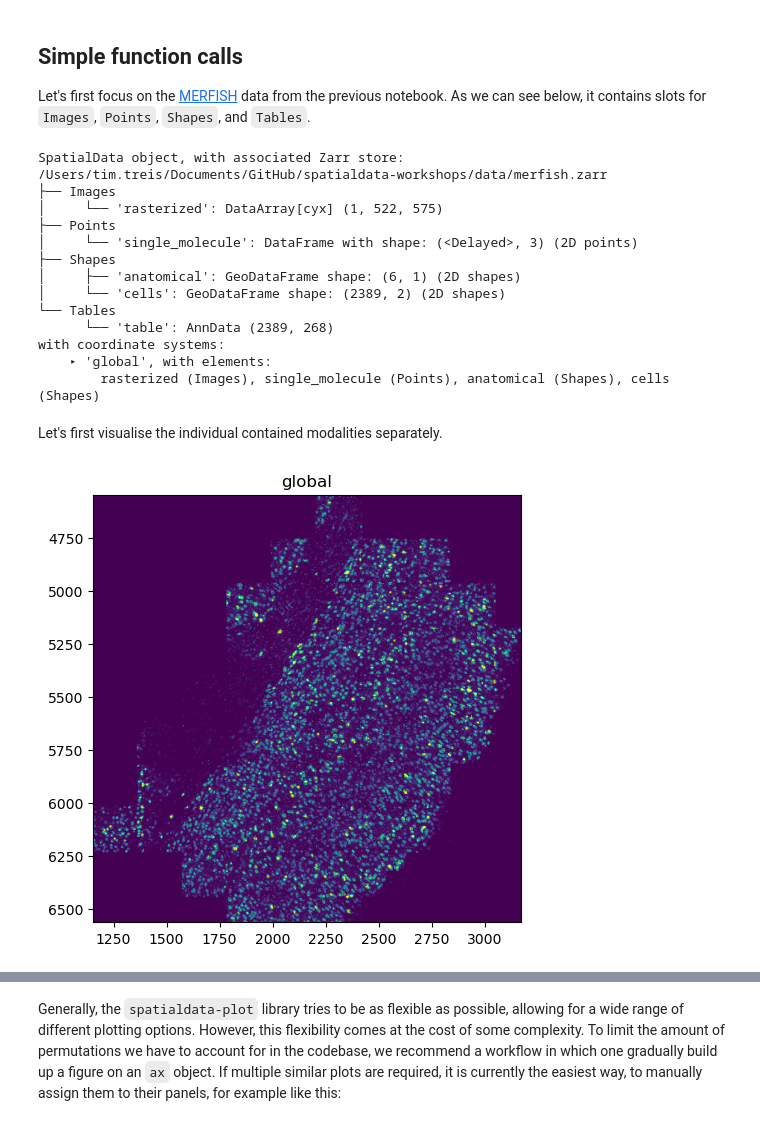
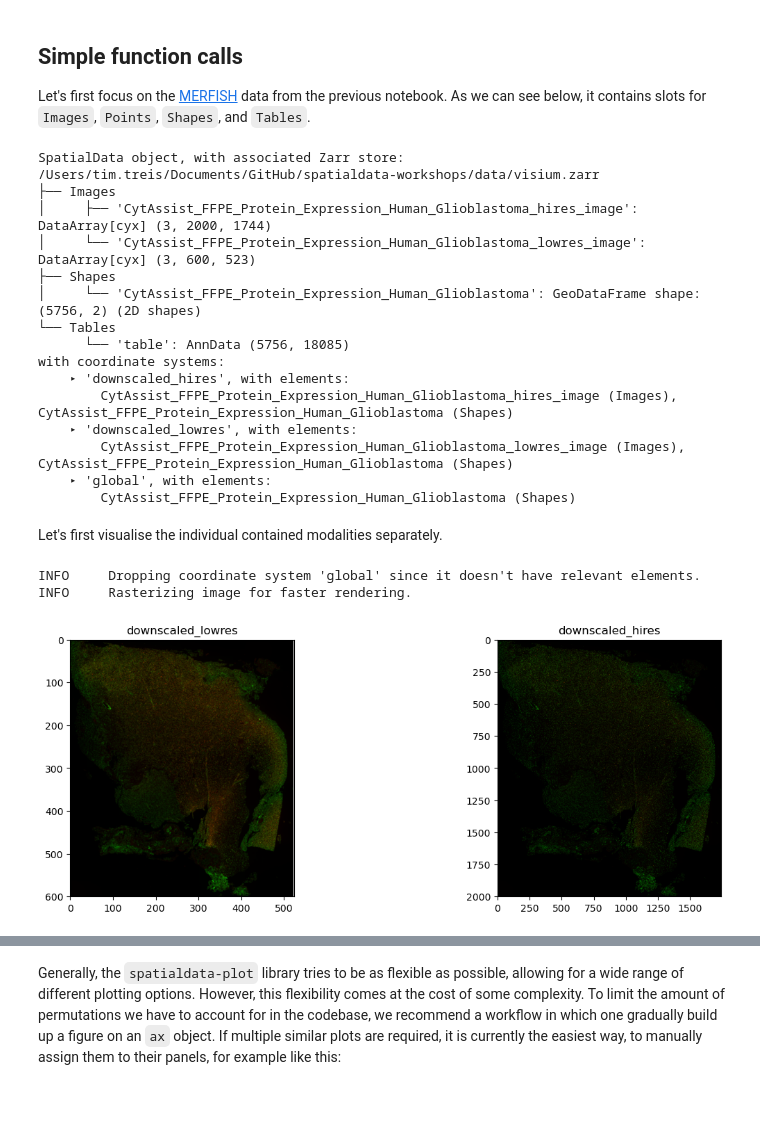
Before and after one commit to PMBio/spatialdata-workshops, a Jupyter notebook: notebooks/nb5_static_plotting.ipynb, the cells around one changed output, grey strips where cells are left out. Saved outputs shown, nothing was run; the diff lists cells and outputs as text; code cells hidden in the pictures.

```diff
--- a/notebooks/nb5_static_plotting.ipynb
+++ b/notebooks/nb5_static_plotting.ipynb
@@ -6,8 +6,13 @@ In this notebook, we will explore how to use `spatialdata-plot` to generate stat
 %load_ext jupyter_black
 # %%
 import spatialdata as sd
-import spatialdata_plot
+import spatialdata_plot as sdp
 import matplotlib.pyplot as plt  # for multi-panel plots later
+import scanpy as sc
+import squidpy as sq
 
-sdata_visium = sd.read_zarr("../data/visium_2.1.0_2_io.zarr/")
+for p in [sd, sdp, sc, sq]:
+    print(f"{p.__name__}: {p.__version__}")
+
+sdata_visium = sd.read_zarr("../data/visium.zarr/")
 # %% [output]
@@ -31,26 +39,30 @@ We can chain the 4 `render_xxx` functions to gradually build up a figure, with a
 # %% [markdown]
 ## Simple function calls <a id="simple-viz"></a>
 Let's first focus on the [MERFISH](https://vizgen.com/technology/) data from the previous notebook. As we can see below, it contains slots for `Images`, `Points`, `Shapes`, and `Tables`.
-# %%
-sdata_merfish
-# %% [output]
-SpatialData object, with associated Zarr store: /Users/tim.treis/Documents/GitHub/spatialdata-workshops/data/merfish.zarr
-├── Images
-│     └── 'rasterized': DataArray[cyx] (1, 522, 575)
-├── Points
-│     └── 'single_molecule': DataFrame with shape: (<Delayed>, 3) (2D points)
-├── Shapes
-│     ├── 'anatomical': GeoDataFrame shape: (6, 1) (2D shapes)
-│     └── 'cells': GeoDataFrame shape: (2389, 2) (2D shapes)
-└── Tables
-      └── 'table': AnnData (2389, 268)
-with coordinate systems:
-    ▸ 'global', with elements:
-        rasterized (Images), single_molecule (Points), anatomical (Shapes), cells (Shapes)
+# %%
+sdata_visium
+# %% [output]
+SpatialData object, with associated Zarr store: /Users/tim.treis/Documents/GitHub/spatialdata-workshops/data/visium.zarr
+├── Images
+│     ├── 'CytAssist_FFPE_Protein_Expression_Human_Glioblastoma_hires_image': DataArray[cyx] (3, 2000, 1744)
+│     └── 'CytAssist_FFPE_Protein_Expression_Human_Glioblastoma_lowres_image': DataArray[cyx] (3, 600, 523)
+├── Shapes
+│     └── 'CytAssist_FFPE_Protein_Expression_Human_Glioblastoma': GeoDataFrame shape: (5756, 2) (2D shapes)
+└── Tables
+      └── 'table': AnnData (5756, 18085)
+with coordinate systems:
+    ▸ 'downscaled_hires', with elements:
+        CytAssist_FFPE_Protein_Expression_Human_Glioblastoma_hires_image (Images), CytAssist_FFPE_Protein_Expression_Human_Glioblastoma (Shapes)
+    ▸ 'downscaled_lowres', with elements:
+        CytAssist_FFPE_Protein_Expression_Human_Glioblastoma_lowres_image (Images), CytAssist_FFPE_Protein_Expression_Human_Glioblastoma (Shapes)
+    ▸ 'global', with elements:
+        CytAssist_FFPE_Protein_Expression_Human_Glioblastoma (Shapes)
 # %% [markdown]
 Let's first visualise the individual contained modalities separately.
 # %%
-sdata_merfish.pl.render_images().pl.show()
+sdata_visium.pl.render_images().pl.show()
 # %% [output]
+INFO     Dropping coordinate system 'global' since it doesn't have relevant elements.
+INFO     Rasterizing image for faster rendering.
-[figure, old version]
+[figure, new version]
 # %%
```
Also changed, not shown: parts of 36 cells of this notebook, 2 other files.
